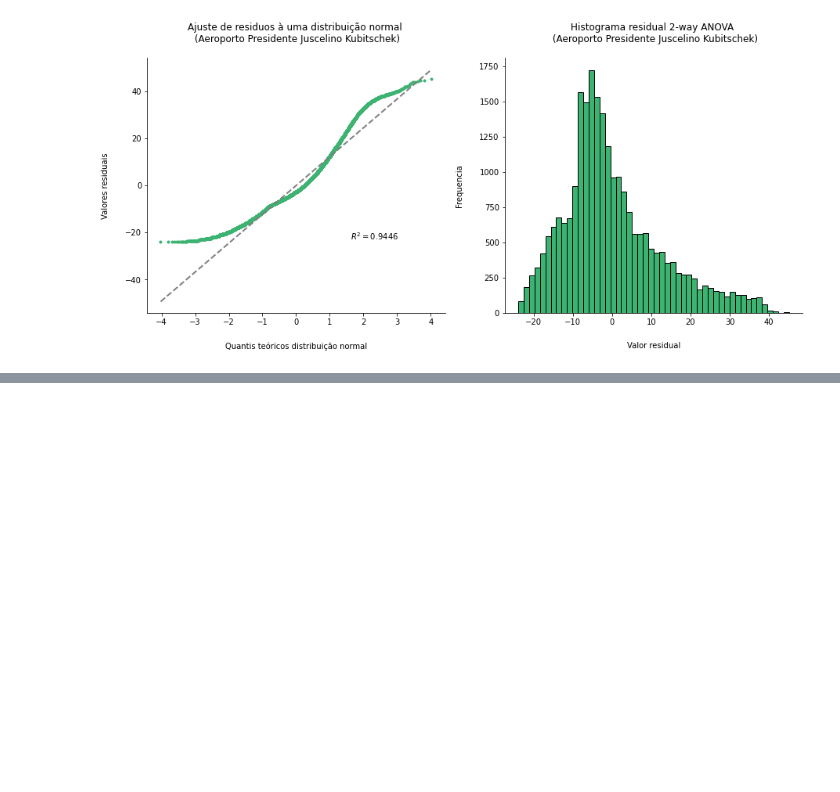
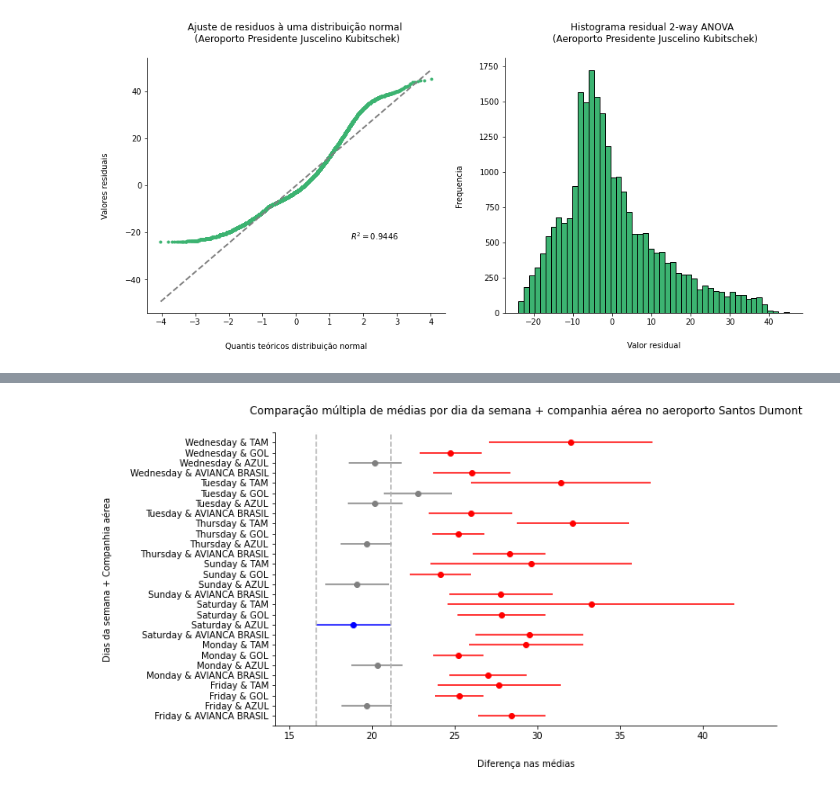
Before and after one commit to vinismachadoo/aviacao-civil-brasil, a Jupyter notebook: controle_estatistico_voos.ipynb, the cells around one changed output, grey strips where cells are left out. Cells and saved outputs as stored; diff of their text form; code cells hidden in the pictures; blank space fills up the shorter version.

```diff
--- a/controle_estatistico_voos.ipynb
+++ b/controle_estatistico_voos.ipynb
@@ -420,0 +494,5 @@ plt.show()
+# %%
+##Diferenca entre os pares de interação DiaSemana + CiaAerea (reject == True tem diferença significativa)
+interaction_groups_sdu = voos_sdu['DiaSemana'] + ' & ' + voos_sdu['CiaAerea']
+mc_interacao_cia_aerea_dia_da_semana_sdu = sm.stats.multicomp.MultiComparison(voos_sdu['Atraso'], interaction_groups_sdu).tukeyhsd()
+print(mc_interacao_cia_aerea_dia_da_semana_sdu)
@@ -420,0 +517,10 @@ plt.show()
+# %%
+#A melhor média encontra-se destacada das demais
+mc_interacao_cia_aerea_dia_da_semana_sdu.plot_simultaneous(comparison_name='Saturday & AZUL')
+plt.title('Comparação múltipla de médias por dia da semana + companhia aérea no aeroporto Santos Dumont', pad=20)
+sns.despine()
+plt.xlabel('Diferença nas médias', labelpad=20)
+plt.ylabel('Dias da semana + Companhia aérea', labelpad=20)
+plt.show()
+# %% [output]
+[figure, added]
```
Also changed, not shown: parts of 9 cells of this notebook.
